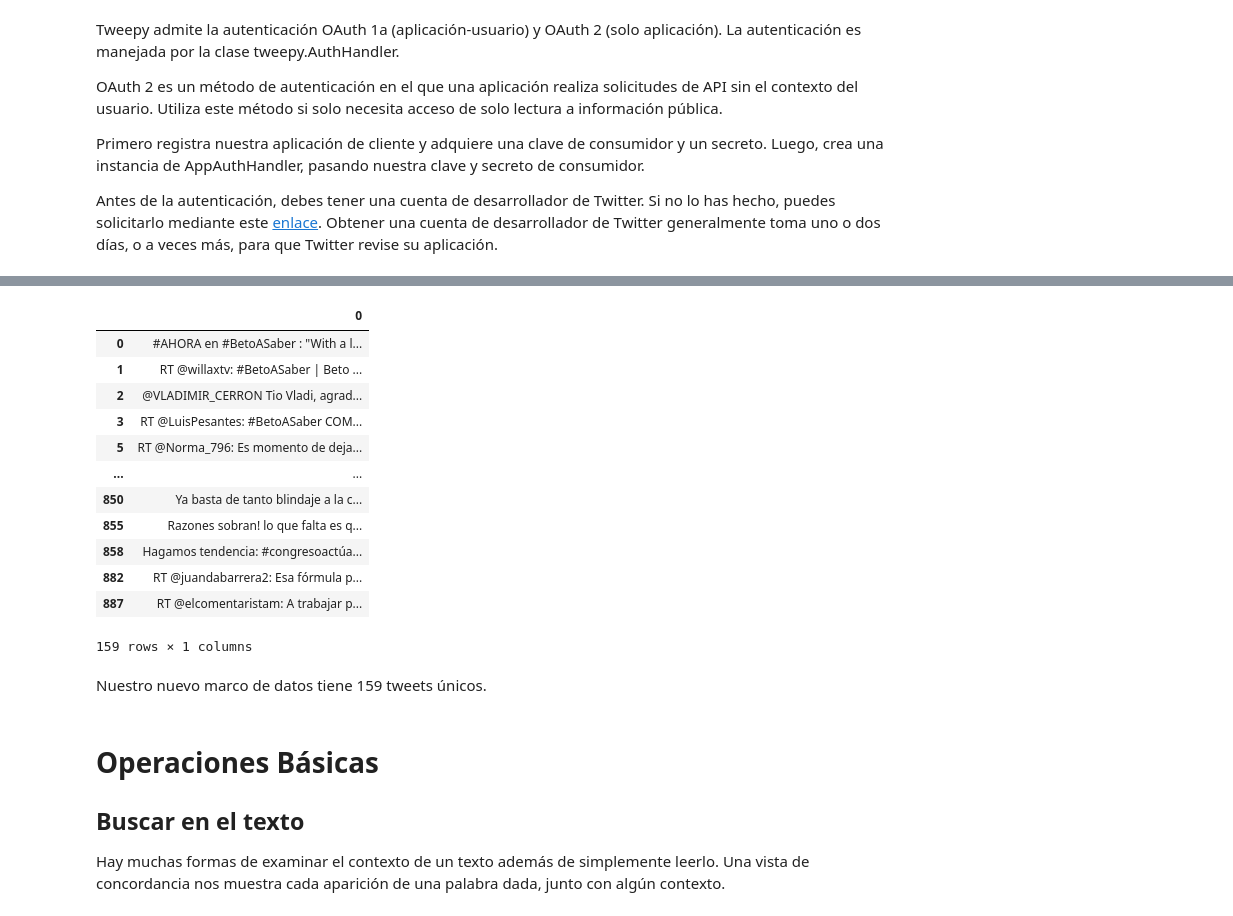
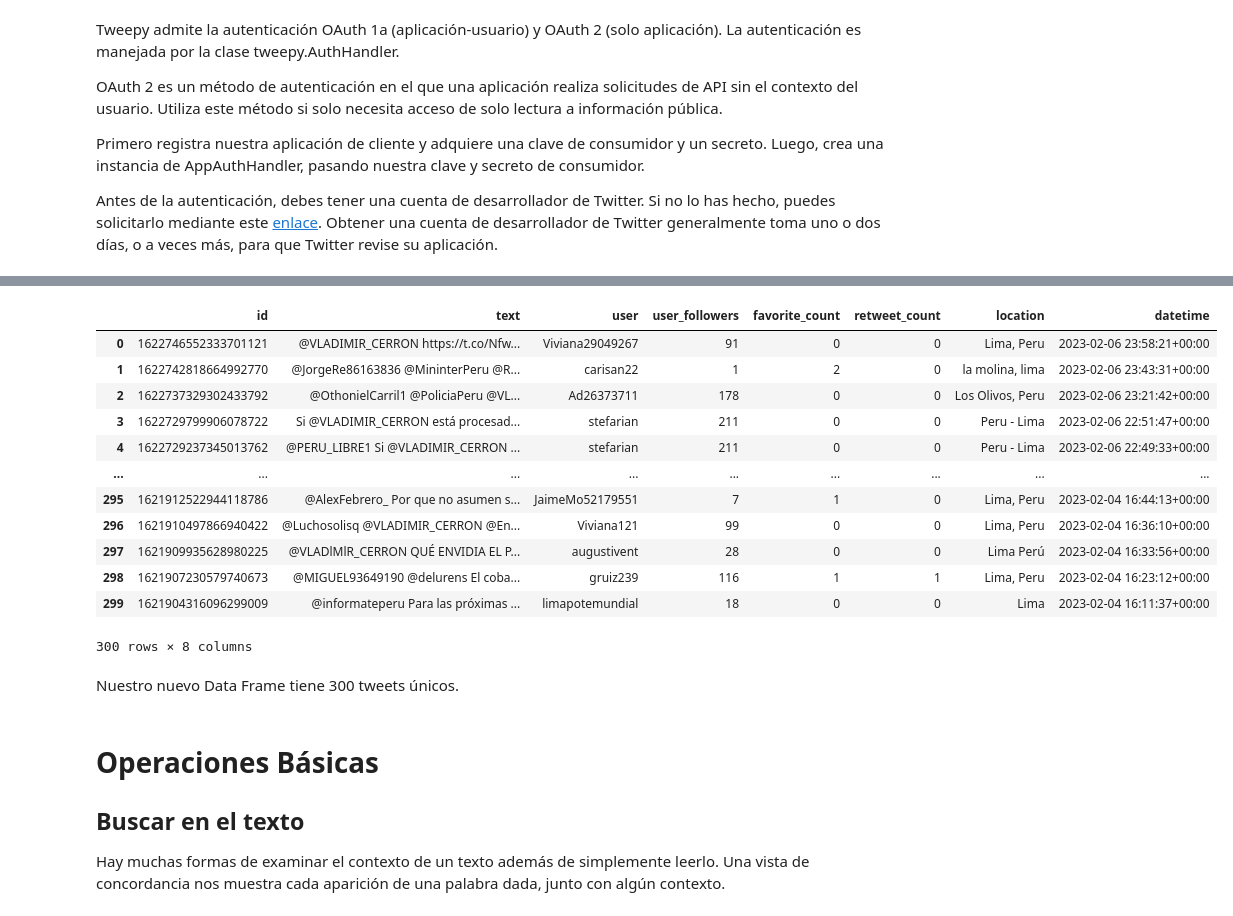
Before and after one commit to renatoparedes/IntroPythonInvestigacionPsicologia, a Jupyter notebook: AnalisisdeDatosCualitativos/CargaDeDatosTextuales.ipynb, the cells around one changed output, grey strips where cells are left out. Cells and saved outputs as stored; diff of their text form; code cells hidden in the pictures.

```diff
--- a/AnalisisdeDatosCualitativos/CargaDeDatosTextuales.ipynb
+++ b/AnalisisdeDatosCualitativos/CargaDeDatosTextuales.ipynb
@@ -255,23 +324,22 @@ Cuando eches un vistazo a la lista de tweets, puedes ver algunos tweets duplicad
 # %%
-tweet_list.drop_duplicates(inplace=True)
+raw_df.drop_duplicates(inplace=True)
+raw_df
+# %% [output]
+|  | id | text | user | user_followers | favorite_count | retweet_count | location | datetime |
+| 0 | 1622746552333701121 | @VLADIMIR_CERRON https://t.co/Nfw... | Viviana29049267 | 91 | 0 | 0 | Lima, Peru | 2023-02-06 23:58:21+00:00 |
+| 1 | 1622742818664992770 | @JorgeRe86163836 @MininterPeru @R... | carisan22 | 1 | 2 | 0 | la molina, lima | 2023-02-06 23:43:31+00:00 |
+| 2 | 1622737329302433792 | @OthonielCarril1 @PoliciaPeru @VL... | Ad26373711 | 178 | 0 | 0 | Los Olivos, Peru | 2023-02-06 23:21:42+00:00 |
+| 3 | 1622729799906078722 | Si @VLADIMIR_CERRON está procesad... | stefarian | 211 | 0 | 0 | Peru - Lima | 2023-02-06 22:51:47+00:00 |
+| 4 | 1622729237345013762 | @PERU_LIBRE1 Si @VLADIMIR_CERRON ... | stefarian | 211 | 0 | 0 | Peru - Lima | 2023-02-06 22:49:33+00:00 |
+| ... | ... | ... | ... | ... | ... | ... | ... | ... |
+| 295 | 1621912522944118786 | @AlexFebrero_ Por que no asumen s... | JaimeMo52179551 | 7 | 1 | 0 | Lima, Peru | 2023-02-04 16:44:13+00:00 |
+| 296 | 1621910497866940422 | @Luchosolisq @VLADIMIR_CERRON @En... | Viviana121 | 99 | 0 | 0 | Lima, Peru | 2023-02-04 16:36:10+00:00 |
+| 297 | 1621909935628980225 | @VLADlMlR_CERRON QUÉ ENVIDIA EL P... | augustivent | 28 | 0 | 0 | Lima Perú | 2023-02-04 16:33:56+00:00 |
+| 298 | 1621907230579740673 | @MIGUEL93649190 @delurens El coba... | gruiz239 | 116 | 1 | 1 | Lima, Peru | 2023-02-04 16:23:12+00:00 |
+| 299 | 1621904316096299009 | @informateperu Para las próximas ... | limapotemundial | 18 | 0 | 0 | Lima | 2023-02-04 16:11:37+00:00 |
+300 rows × 8 columns
-# %%
-tweet_list
-# %% [output]
-|  | 0 |
-| 0 | #AHORA en #BetoASaber : "With a l... |
-| 1 | RT @willaxtv: #BetoASaber | Beto ... |
-| 2 | @VLADIMIR_CERRON Tio Vladi, agrad... |
-| 3 | RT @LuisPesantes: #BetoASaber COM... |
-| 5 | RT @Norma_796: Es momento de deja... |
-| ... | ... |
-| 850 | Ya basta de tanto blindaje a la c... |
-| 855 | Razones sobran! lo que falta es q... |
-| 858 | Hagamos tendencia: #congresoactúa... |
-| 882 | RT @juandabarrera2: Esa fórmula p... |
-| 887 | RT @elcomentaristam: A trabajar p... |
-159 rows × 1 columns
 # %% [markdown]
-Nuestro nuevo marco de datos tiene 159 tweets únicos.
+Nuestro nuevo Data Frame tiene 300 tweets únicos.
 # %% [markdown]
 # Operaciones Básicas
 
```
Also changed, not shown: parts of 17 cells of this notebook, 2 other files.
